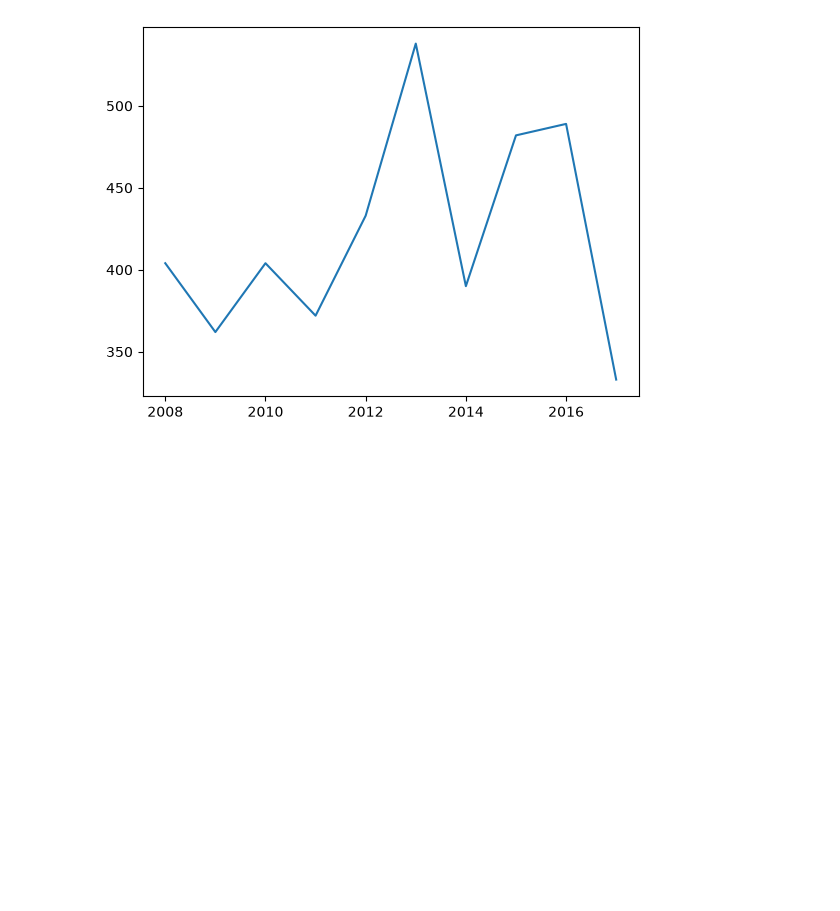
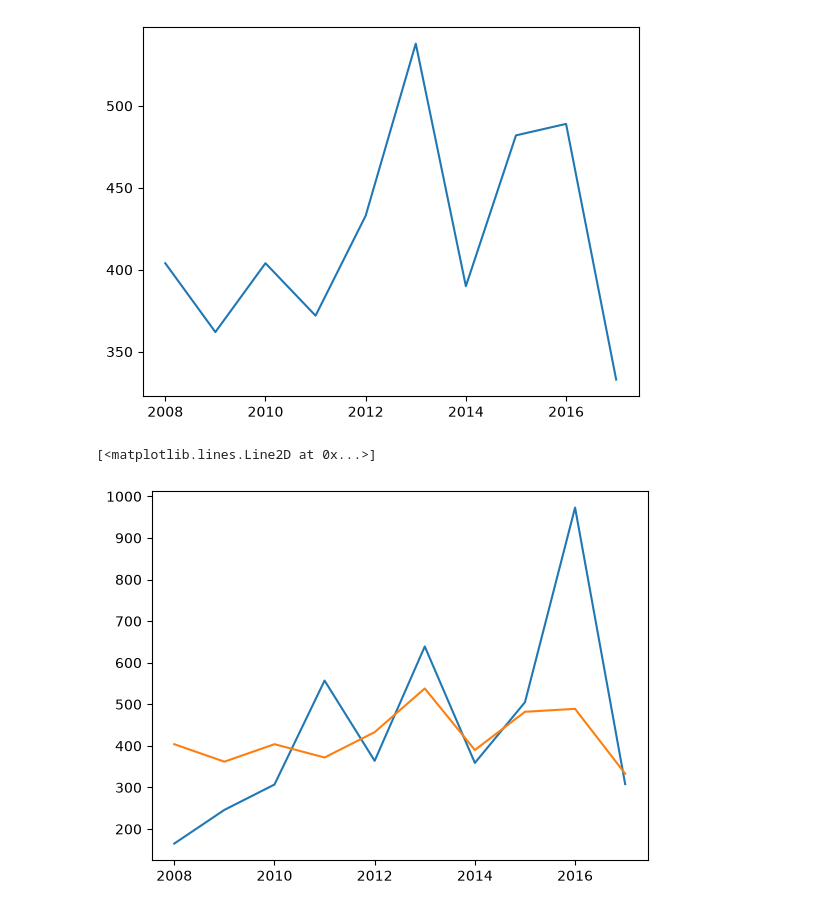
Before and after one commit to Rishit1769/Matplotlib, a Jupyter notebook: main.ipynb, the cells around one changed output. Saved outputs shown, nothing was run; the diff lists cells and outputs as text; code cells hidden in the pictures; blank space fills up the shorter version.

```diff
--- a/main.ipynb
+++ b/main.ipynb
@@ -25,3 +23,9 @@ plt.plot(batsman['index'], batsman['RG Sharma'])
 # %% [output]
 [<matplotlib.lines.Line2D at 0x...>]
 [figure]
+# %%
+plt.plot(batsman['index'], batsman['V Kohli'])
+plt.plot(batsman['index'], batsman['RG Sharma'])
+# %% [output]
+[<matplotlib.lines.Line2D at 0x...>]
+[figure, added]
```
Also changed, not shown: parts of 5 cells of this notebook.
